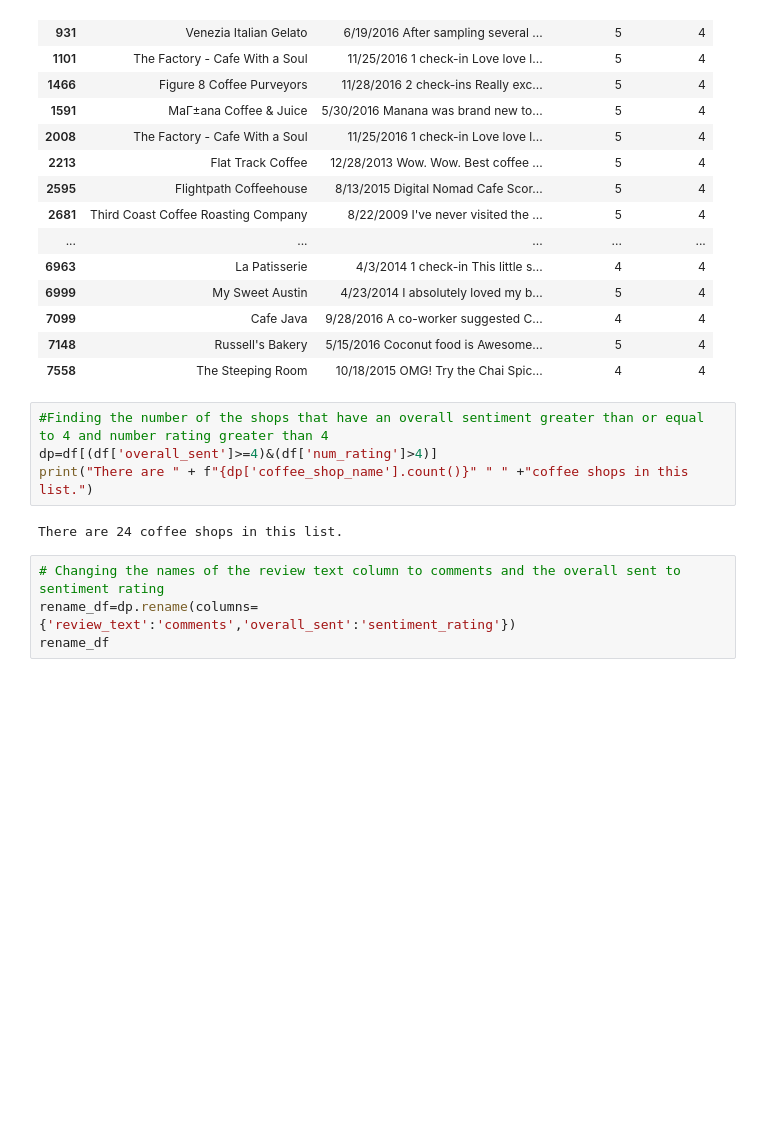
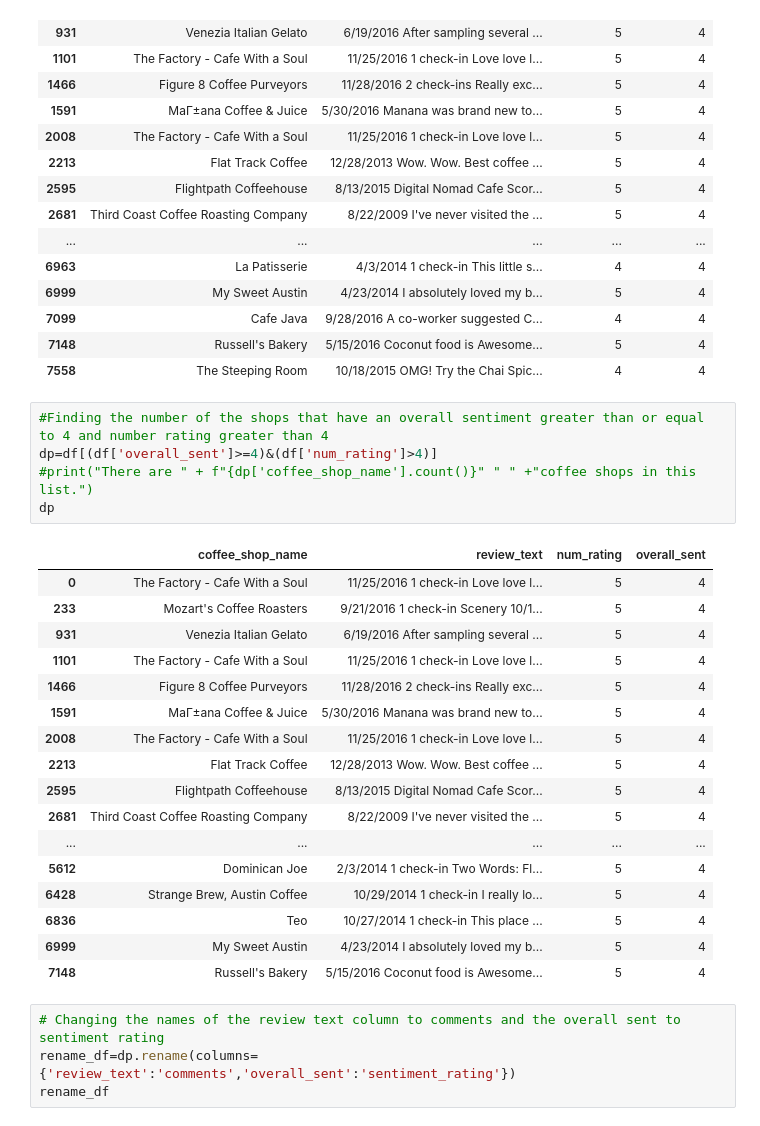
Before and after one commit to inventor-2-developer/Homeworks, a Jupyter notebook: Module 3/Homework 3/Homework_3.ipynb, the cells around one changed output. Cells and saved outputs as stored; diff of their text form; blank space fills up the shorter version.

```diff
--- a/Module 3/Homework 3/Homework_3.ipynb
+++ b/Module 3/Homework 3/Homework_3.ipynb
@@ -62,9 +62,26 @@ df[df['overall_sent']>=4]
 # %%
 #Finding the number of the shops that have an overall sentiment greater than or equal to 4 and number rating greater than 4
 dp=df[(df['overall_sent']>=4)&(df['num_rating']>4)]
-print("There are " + f"{dp['coffee_shop_name'].count()}" " " +"coffee shops in this list.")
+#print("There are " + f"{dp['coffee_shop_name'].count()}" " " +"coffee shops in this list.")
+dp
 # %% [output]
-There are 24 coffee shops in this list.
+|  | coffee_shop_name | review_text | num_rating | overall_sent |
+| 0 | The Factory - Cafe With a Soul | 11/25/2016 1 check-in Love love l... | 5 | 4 |
+| 233 | Mozart's Coffee Roasters | 9/21/2016 1 check-in Scenery 10/1... | 5 | 4 |
+| 931 | Venezia Italian Gelato | 6/19/2016 After sampling several ... | 5 | 4 |
+| 1101 | The Factory - Cafe With a Soul | 11/25/2016 1 check-in Love love l... | 5 | 4 |
+| 1466 | Figure 8 Coffee Purveyors | 11/28/2016 2 check-ins Really exc... | 5 | 4 |
+| 1591 | MaГ±ana Coffee & Juice | 5/30/2016 Manana was brand new to... | 5 | 4 |
+| 2008 | The Factory - Cafe With a Soul | 11/25/2016 1 check-in Love love l... | 5 | 4 |
+| 2213 | Flat Track Coffee | 12/28/2013 Wow. Wow. Best coffee ... | 5 | 4 |
+| 2595 | Flightpath Coffeehouse | 8/13/2015 Digital Nomad Cafe Scor... | 5 | 4 |
+| 2681 | Third Coast Coffee Roasting Company | 8/22/2009 I've never visited the ... | 5 | 4 |
+| ... | ... | ... | ... | ... |
+| 5612 | Dominican Joe | 2/3/2014 1 check-in Two Words: Fl... | 5 | 4 |
+| 6428 | Strange Brew, Austin Coffee | 10/29/2014 1 check-in I really lo... | 5 | 4 |
+| 6836 | Teo | 10/27/2014 1 check-in This place ... | 5 | 4 |
+| 6999 | My Sweet Austin | 4/23/2014 I absolutely loved my b... | 5 | 4 |
+| 7148 | Russell's Bakery | 5/15/2016 Coconut food is Awesome... | 5 | 4 |
 # %%
 # Changing the names of the review text column to comments and the overall sent to sentiment rating
 rename_df=dp.rename(columns={'review_text':'comments','overall_sent':'sentiment_rating'})
```
Also changed, not shown: parts of 1 cell of this notebook, 1 other file.
